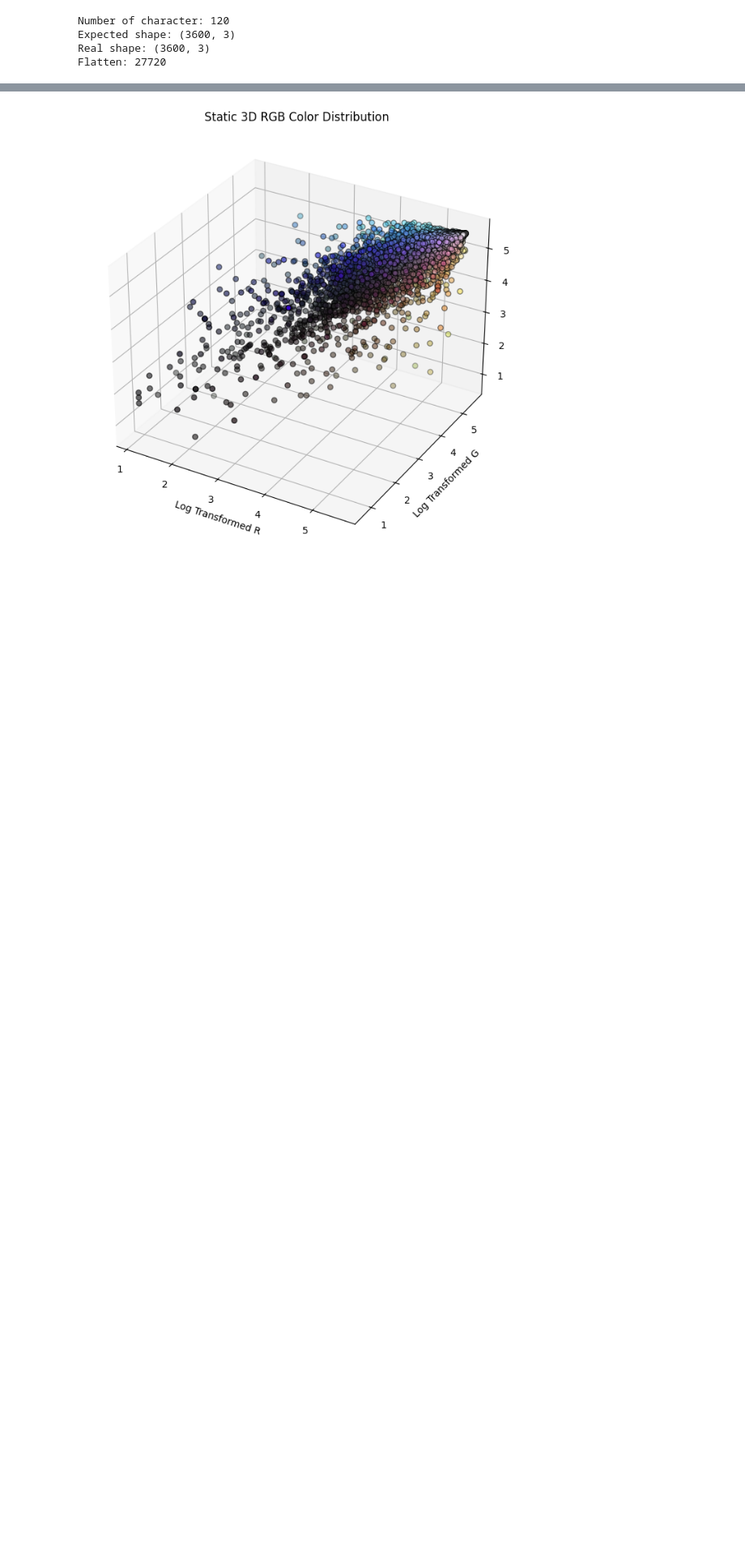
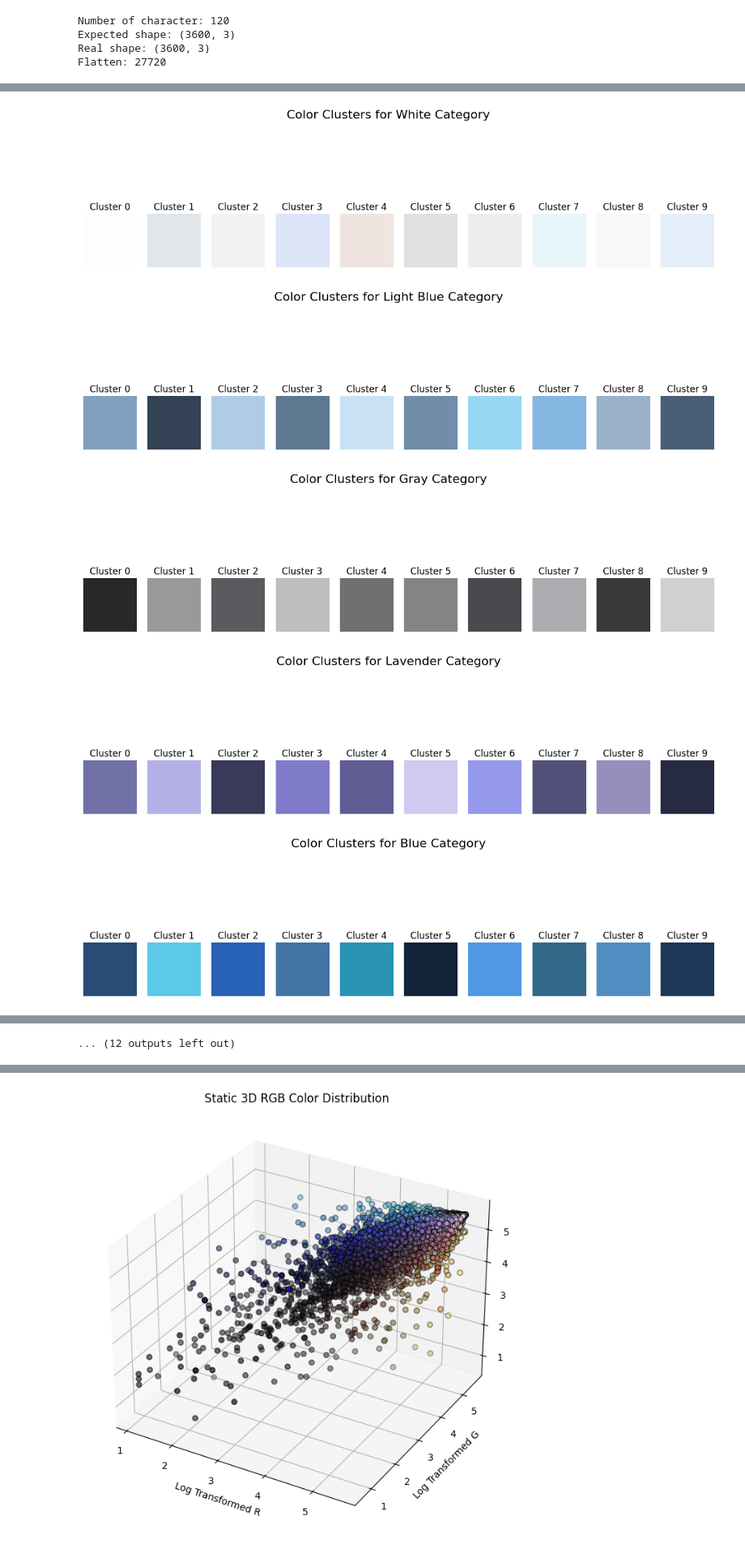
Before and after one commit to MarcoAlandAdinanda/Deep_Anime_Color_Palette_Analysis, a Jupyter notebook: statAnalysis.ipynb, the cells around one changed output, grey strips where cells are left out. Shown at 81% size. Cells and saved outputs as stored; diff of their text form; code cells hidden in the pictures; blank space fills up the shorter version.

```diff
--- a/statAnalysis.ipynb
+++ b/statAnalysis.ipynb
@@ -251,0 +463,31 @@ Flatten: 27720
+# %%
+for color in df_rgb['Color Category'].unique():
+    data_blue = df_rgb.loc[df_rgb['Color Category'] == color].to_numpy()[:, :-1]
+
+    # Apply KMeans clustering
+    kmeans_blue = KMeans(n_clusters=10, random_state=42, n_init=10)
+    cluster_labels = kmeans_blue.fit_predict(data_blue)
+
+    # Get the cluster centers (average color for each cluster)
+    cluster_centers = kmeans_blue.cluster_centers_
+
+    # Normalize cluster centers to [0, 1] for display
+    cluster_centers = np.clip(cluster_centers / 255.0, 0, 1)
+
+    # Create a figure to display the color swatches
+    fig, axes = plt.subplots(1, len(cluster_centers), figsize=(15, 5))
+    fig.suptitle(f'Color Clusters for {color} Category', fontsize=16)
+
+    # Display each cluster's average color as a swatch
+    for i, color in enumerate(cluster_centers):
+        axes[i].imshow([[color]])  # Display the color as a single-pixel image
+        axes[i].axis('off')  # Hide axes
+        axes[i].set_title(f'Cluster {i}')
+
+    plt.show()
+# %% [output]
+[figure, added]
+[figure, added]
+[figure, added]
+[figure, added]
+[figure, added]
@@ -251,0 +501 @@ Flatten: 27720
+... (12 outputs left out)
```
Also changed, not shown: parts of 19 cells of this notebook.
